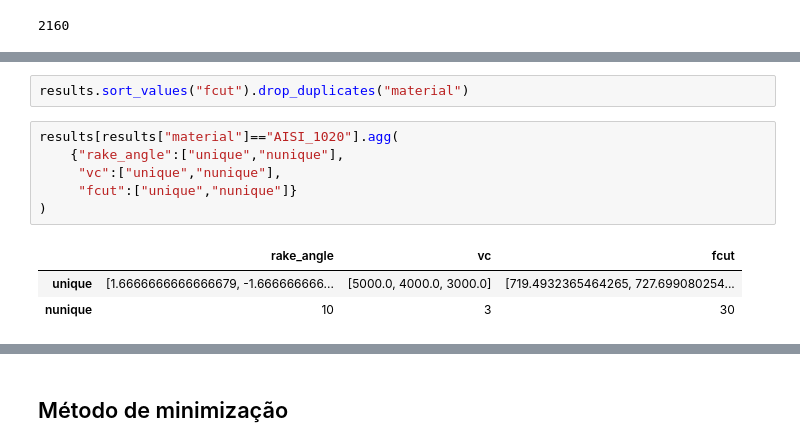
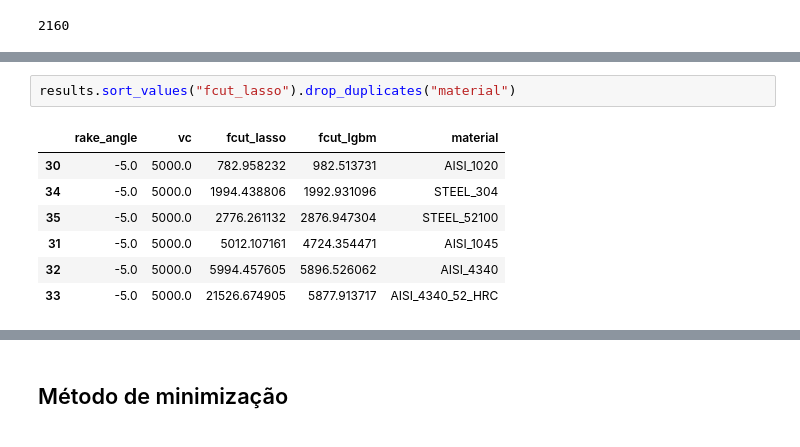
Before and after one commit to igorhfreitas/dissertacao, a Jupyter notebook: Modeling/gradient_optimization_upon_ML.ipynb, the cells around one changed output, grey strips where cells are left out. Drawn from its saved outputs; the diff is of its cells as text.

```diff
--- a/Modeling/gradient_optimization_upon_ML.ipynb
+++ b/Modeling/gradient_optimization_upon_ML.ipynb
@@ -155,12 +153,10 @@ results.sort_values("fcut").drop_duplicates("material")
 # %%
-results.sort_values("fcut").drop_duplicates("material")
+results.sort_values("fcut_lasso").drop_duplicates("material")
+# %% [output]
+|  | rake_angle | vc | fcut_lasso | fcut_lgbm | material |
+| 30 | -5.0 | 5000.0 | 782.958232 | 982.513731 | AISI_1020 |
+| 34 | -5.0 | 5000.0 | 1994.438806 | 1992.931096 | STEEL_304 |
+| 35 | -5.0 | 5000.0 | 2776.261132 | 2876.947304 | STEEL_52100 |
+| 31 | -5.0 | 5000.0 | 5012.107161 | 4724.354471 | AISI_1045 |
+| 32 | -5.0 | 5000.0 | 5994.457605 | 5896.526062 | AISI_4340 |
+| 33 | -5.0 | 5000.0 | 21526.674905 | 5877.913717 | AISI_4340_52_HRC |
-# %%
-results[results["material"]=="AISI_1020"].agg(
-    {"rake_angle":["unique","nunique"],
-     "vc":["unique","nunique"],
-     "fcut":["unique","nunique"]}
-)
-# %% [output]
-|  | rake_angle | vc | fcut |
-| unique | [1.6666666666666679, -1.666666666... | [5000.0, 4000.0, 3000.0] | [719.4932365464265, 727.699080254... |
-| nunique | 10 | 3 | 30 |
```
Also changed, not shown: parts of 37 cells of this notebook.
